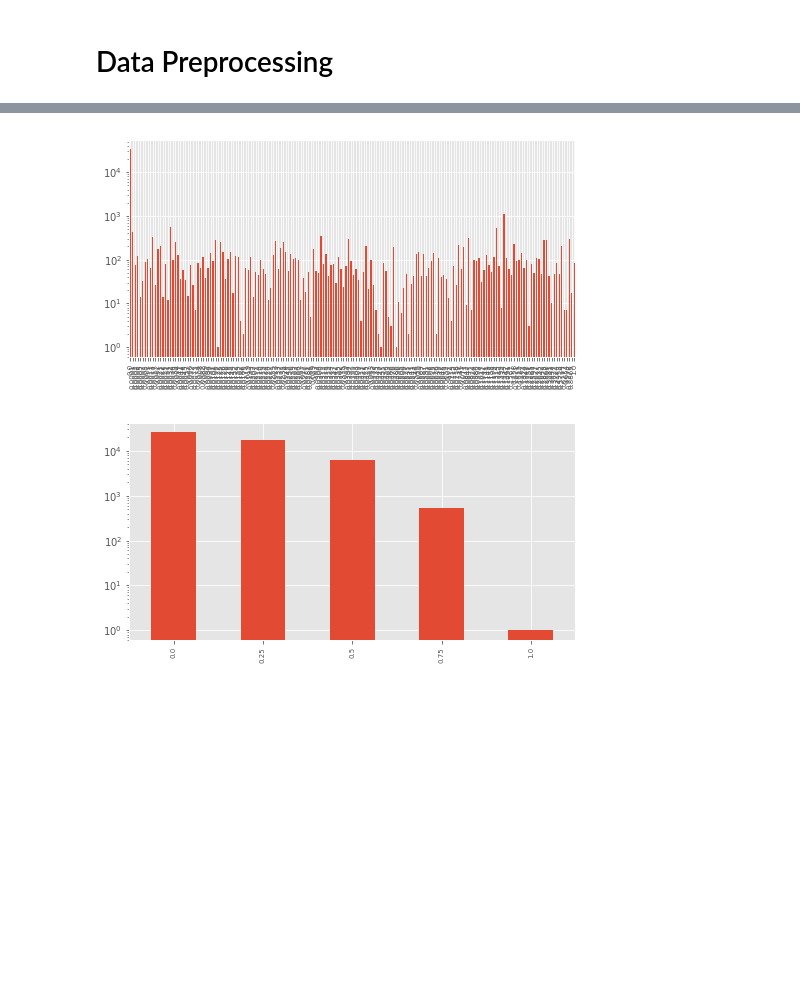
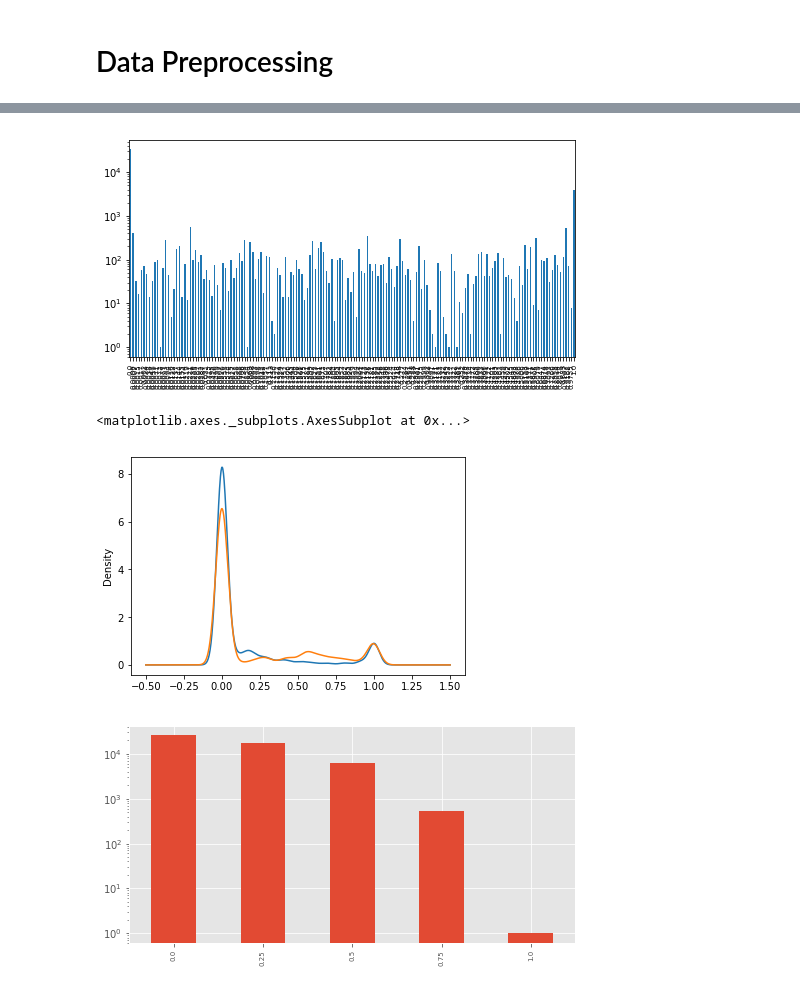
Before and after one commit to mateuszdorobek/Machine-Learning-Classification, a Jupyter notebook: data_extraction.ipynb, the cells around one changed output, grey strips where cells are left out. Saved outputs shown, nothing was run; the diff lists cells and outputs as text; code cells hidden in the pictures; blank space fills up the shorter version.

```diff
--- a/data_extraction.ipynb
+++ b/data_extraction.ipynb
@@ -199,0 +1892,8 @@ To retain the current behavior and silence the warning, pass 'sort=True'.
+# %%
+f = 'Var61'
+csv[f] = csv_org[f]
+csv[f] = csv[f].fillna(method='ffill')
+csv[f] = csv[f].fillna(method='bfill')
+csv[f] = threshold_factorization(csv[f],8000,2000)
+csv[f] = standarize(csv[f])
+plot(csv[f].sort_values(),log=False,small=True)
@@ -199,0 +1906,8 @@ To retain the current behavior and silence the warning, pass 'sort=True'.
+# %%
+f = 'Var60'
+csv[f] = csv_org[f]
+csv[f] = csv[f].fillna(method='ffill')
+csv[f] = csv[f].fillna(method='bfill')
+csv[f] = cast(csv[f],-100,csv[f].quantile(0.9))
+csv[f] = standarize(csv[f])
+plot(csv[f].sort_values(),small=True)
@@ -199,0 +1916,8 @@ To retain the current behavior and silence the warning, pass 'sort=True'.
+# %%
+f = 'Var59'
+csv[f] = csv_org[f]
+csv[f] = csv[f].fillna(method='ffill')
+csv[f] = csv[f].fillna(method='bfill')
+csv[f] = cast(csv[f],-100,csv[f].quantile(0.90))
+csv[f] = standarize(csv[f])
+csv[f].plot.kde()
@@ -199,0 +1928,9 @@ To retain the current behavior and silence the warning, pass 'sort=True'.
+# %%
+f = 'Var58'
+csv[f] = csv_org[f]
+csv[f] = csv[f].fillna(method='ffill')
+csv[f] = csv[f].fillna(method='bfill')
+csv[f] = cast(csv[f],-100,csv[f].quantile(0.9))
+csv[f] = standarize(csv[f])
+# plot(csv[f].sort_values(),small=True)
+csv[f].plot.kde()
@@ -208,12 +1949,19 @@ plot(csv[f],small=True)
 # %%
 f = 'Var56'
 csv[f] = csv_org[f]
 csv[f] = csv[f].fillna(method='ffill')
 csv[f] = csv[f].fillna(method='bfill')
+csv[f] = cast(csv[f],-100,csv[f].quantile(0.93))
 csv[f] = standarize(csv[f])
 plot(csv[f].sort_values(),small=True)
+ax = csv[f].plot.kde()
+csv[f] = csv[f].apply(lambda x: np.power(x,1/3))
+csv[f] = standarize(csv[f])
+csv[f].plot.kde()
 # %% [output]
-[figure, old version]
+[figure, new version]
+<matplotlib.axes._subplots.AxesSubplot at 0x...>
+[figure, added]
 # %%
 f = 'Var54'
 csv[f] = csv_org[f]
```
Also changed, not shown: parts of 114 cells of this notebook.
